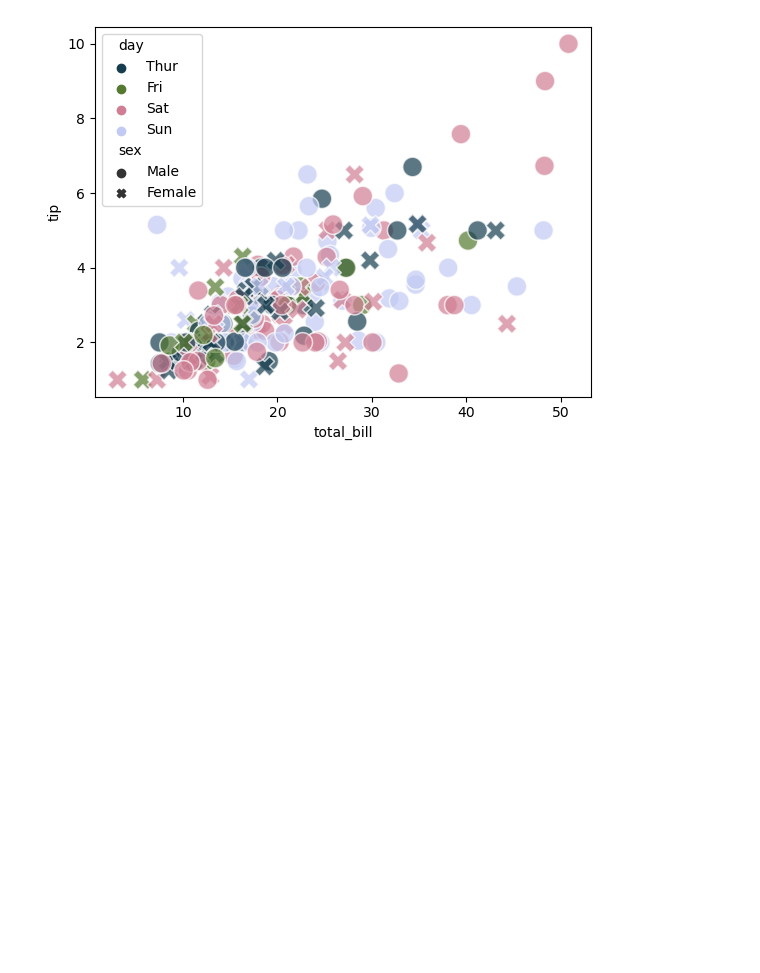
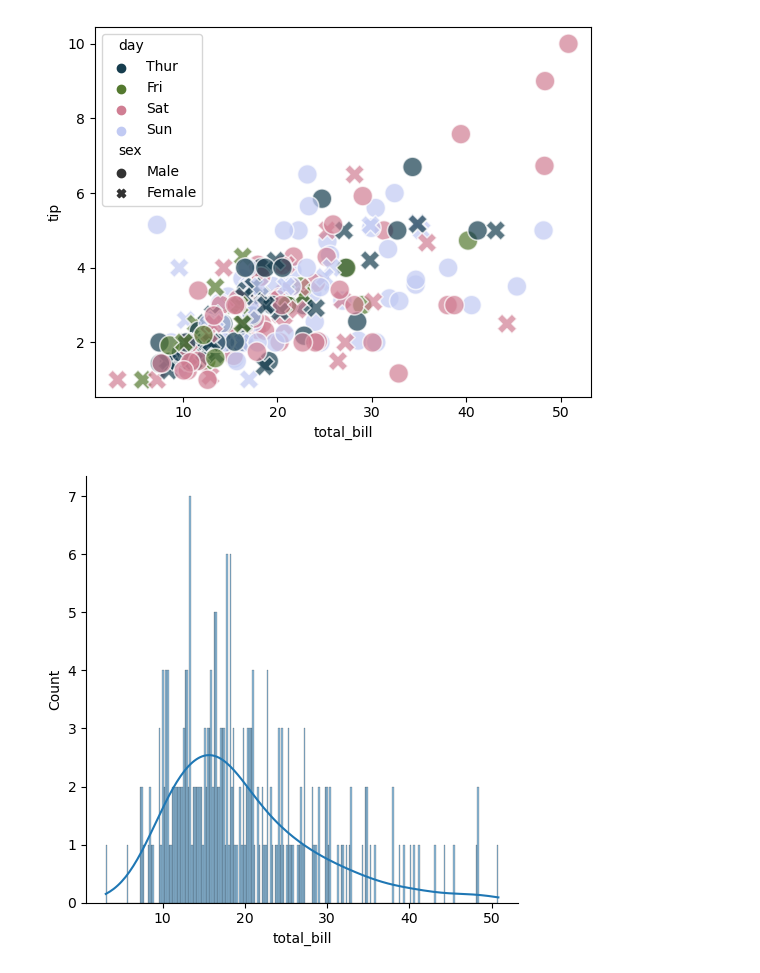
Before and after one commit to easgarli/datascience_bootcamp, a Jupyter notebook: pandas/Data_Visualization_InClass_3_(Seaborn)_05.01.2024 .ipynb, the cells around one changed output. Cells and saved outputs as stored; diff of their text form; code cells hidden in the pictures; blank space fills up the shorter version.

```diff
--- a/pandas/Data_Visualization_InClass_3_(Seaborn)_05.01.2024 .ipynb
+++ b/pandas/Data_Visualization_InClass_3_(Seaborn)_05.01.2024 .ipynb
@@ -133,3 +133,7 @@ sns.scatterplot(data = tips,
                 s = 200);
 # %% [output]
 [figure]
+# %%
+sns.displot(x = "total_bill", data = tips, kde = True, bins = 244);
+# %% [output]
+[figure, added]
```
Also changed, not shown: parts of 23 cells of this notebook.
